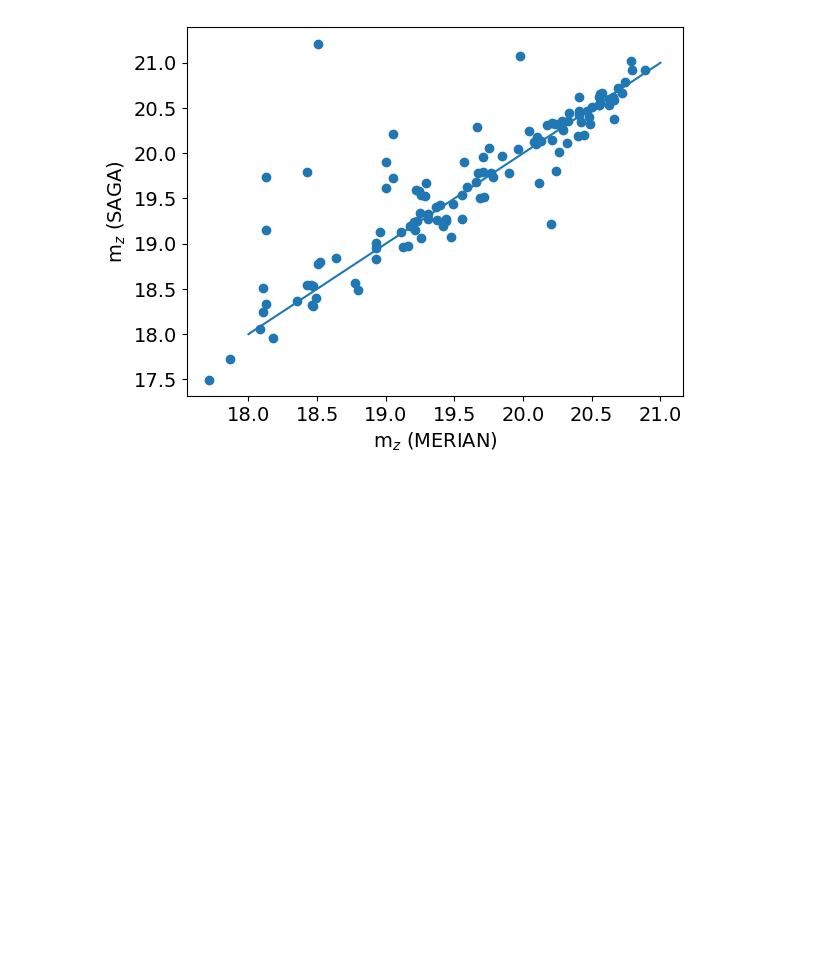
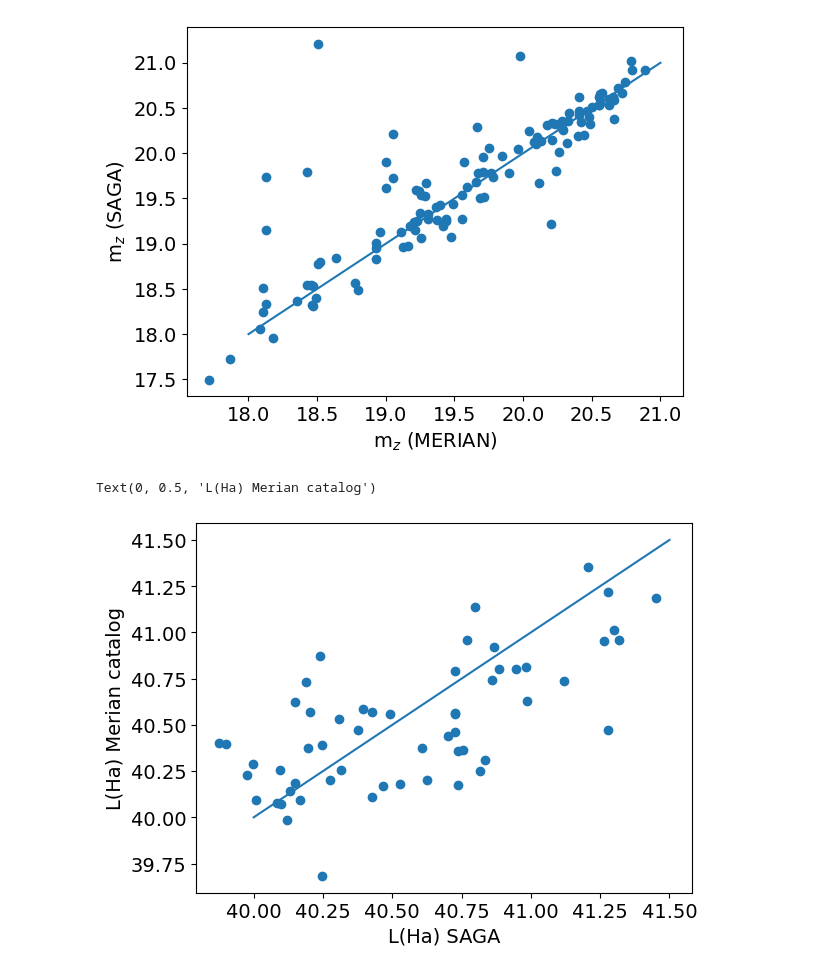
Before and after one commit to ekadofong/agrias, a Jupyter notebook: notebooks/MerianPhotometryCheck.ipynb, the cells around one changed output. Drawn from its saved outputs; the diff is of its cells as text; code cells hidden in the pictures; blank space fills up the shorter version.

```diff
--- a/notebooks/MerianPhotometryCheck.ipynb
+++ b/notebooks/MerianPhotometryCheck.ipynb
@@ -48,6 +49,8 @@ See the caveats in the documentation: https://pandas.pydata.org/pandas-docs/stab
 cd ~/work/projects/merian/agrias/notebooks
 # %% [output]
 /Users/kadofong/work/projects/merian/agrias/notebooks
+# %%
+saga_lha_df = pd.read_csv('/Users/kadofong/Desktop/saga_lha.csv', index_col=0)
 # %%
 gama = table.Table(fits.open('/Users/kadofong/work/projects/gama/local_data/SersicCatSDSSv09.fits')[1].data)
 # %%
@@ -61,6 +64,10 @@ merian_sources, galex = reader.get_meriancrossgalex ()
 [merianselect] Only choosing sources at 0.070<z_phot<0.090
 [merianselect] Only choosing sources with i_cModelmag_Merian < 22.0
 [merianselect] only choosing sources with cmodel/gaap(i) > 1.3
+# %%
+catalog_halum = pd.read_csv ( '/Users/kadofong/Desktop/merian_catalog_halum.csv', index_col=0)
+merian_lha_df = pd.read_csv('../local_data/output/lha_df.csv', index_col=0)
+merian_lha_df = merian_lha_df.reindex(merian_sources.index)
 # %%
 merian_coords = coordinates.SkyCoord(merian_sources['RA'],merian_sources['DEC'],unit='deg')
 # %%
@@ -161,3 +168,18 @@ plt.ylabel(r'm$_z$ (SAGA)')
 0.023400699278385062
 Text(0, 0.5, 'm$_z$ (SAGA)')
 [figure]
+# %%
+saga_halum = saga_lha_df.reindex(asb.index[idx_sm[is_match_sm]])['LHa_50']
+merian_halum = catalog_halum.loc[is_match_sm, 'LHa']
+# %%
+plt.scatter(
+    np.log10(saga_halum),
+    np.log10(merian_halum)
+)
+xs = np.array([40.,41.5])
+plt.plot(xs,xs)
+plt.xlabel('L(Ha) SAGA')
+plt.ylabel('L(Ha) Merian catalog')
+# %% [output]
+Text(0, 0.5, 'L(Ha) Merian catalog')
+[figure, added]
```
Also changed, not shown: parts of 1 cell of this notebook, 3 other files.
